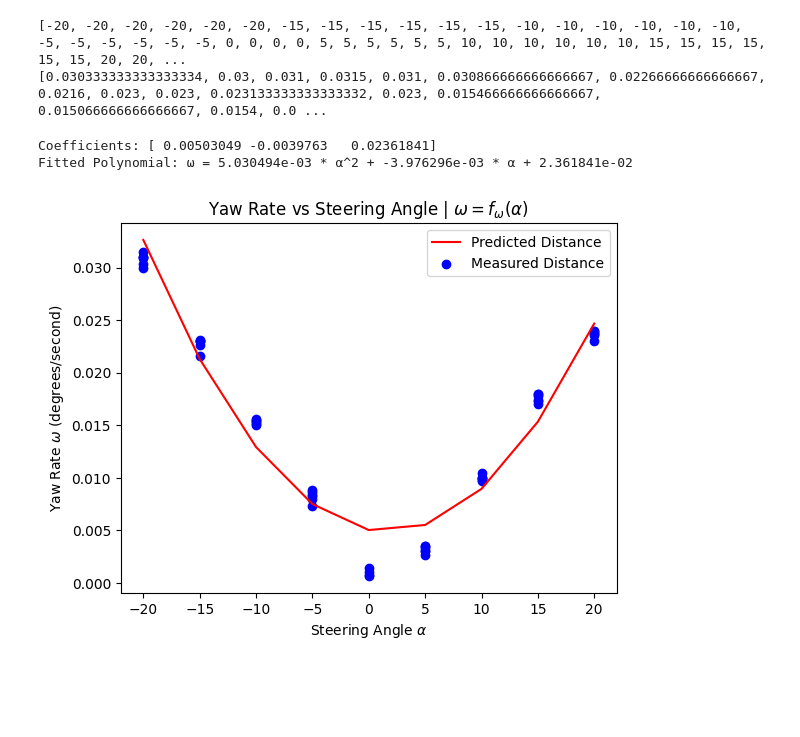
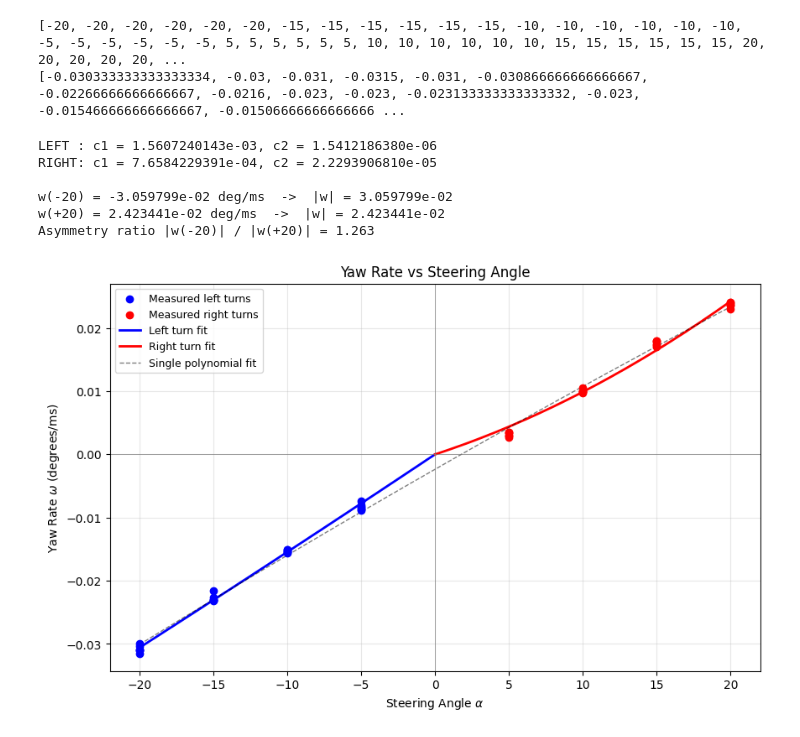
Before and after one commit to imaginelenses/NYU_ROB_GY_6213, a Jupyter notebook: base_code_lab_02/robot_python_code/data_fitting_steer.ipynb, the cells around one changed output. Cells and saved outputs as stored; diff of their text form; code cells hidden in the pictures; blank space fills up the shorter version.

```diff
--- a/base_code_lab_02/robot_python_code/data_fitting_steer.ipynb
+++ b/base_code_lab_02/robot_python_code/data_fitting_steer.ipynb
@@ -25,8 +25,8 @@ steer_angle_and_yaw_1 = [
     [-5, 62],
     [-5, 55],
 
-    [0, 270 + 85],
-    [0, 270 + 84],
+    # [0, 270 + 85],
+    # [0, 270 + 84],
 ]
 
 trial_time_2 = 5000
@@ -51,8 +51,8 @@ steer_angle_and_yaw_2 = [
     [-5, 40],
     [-5, 42],
 
-    [0, 360 - 5],
-    [0, 360 - 7],
+    # [0, 360 - 5],
+    # [0, 360 - 7],
 ]
 
 trial_time_3 = 15000
@@ -83,6 +83,8 @@ trial_data = []
 for steer_angle, yaw in steer_angle_and_yaw_1:
     if steer_angle >= 0:
         yaw =  (360 - yaw)
+    else:
+        yaw = -yaw
 
     yaw_rate = yaw / trial_time_1
 
@@ -91,6 +93,8 @@ for steer_angle, yaw in steer_angle_and_yaw_1:
 for steer_angle, yaw in steer_angle_and_yaw_2:
     if steer_angle >= 0:
         yaw =  (360 - yaw)
+    else:
+        yaw = -yaw
 
     yaw_rate = yaw / trial_time_2
 
@@ -99,6 +103,8 @@ for steer_angle, yaw in steer_angle_and_yaw_2:
 for steer_angle, yaw in steer_angle_and_yaw_3:
     if steer_angle >= 0:
         yaw =  (360 - yaw)
+    else:
+        yaw = -yaw
 
     yaw_rate = yaw / trial_time_3
 
@@ -123,32 +129,68 @@ print(y_data)
 
 # plt.plot(x_data, y_data, marker='o')
 # %% [output]
-[-20, -20, -20, -20, -20, -20, -15, -15, -15, -15, -15, -15, -10, -10, -10, -10, -10, -10, -5, -5, -5, -5, -5, -5, 0, 0, 0, 0, 5, 5, 5, 5, 5, 5, 10, 10, 10, 10, 10, 10, 15, 15, 15, 15, 15, 15, 20, 20, ...
-[0.030333333333333334, 0.03, 0.031, 0.0315, 0.031, 0.030866666666666667, 0.02266666666666667, 0.0216, 0.023, 0.023, 0.023133333333333332, 0.023, 0.015466666666666667, 0.015066666666666667, 0.0154, 0.0 ...
+[-20, -20, -20, -20, -20, -20, -15, -15, -15, -15, -15, -15, -10, -10, -10, -10, -10, -10, -5, -5, -5, -5, -5, -5, 5, 5, 5, 5, 5, 5, 10, 10, 10, 10, 10, 10, 15, 15, 15, 15, 15, 15, 20, 20, 20, 20, 20, ...
+[-0.030333333333333334, -0.03, -0.031, -0.0315, -0.031, -0.030866666666666667, -0.02266666666666667, -0.0216, -0.023, -0.023, -0.023133333333333332, -0.023, -0.015466666666666667, -0.01506666666666666 ...
 # %%
 import numpy as np
 from numpy.polynomial import Polynomial
 
 x_data = np.array(x_data, dtype=np.float64)
 y_data = np.array(y_data, dtype=np.float64)
 
-p = Polynomial.fit(x_data, y_data, deg=2)
-y_pre = p(x_data)
+# Split into left (negative) and right (positive)
+mask_left = x_data < 0
+mask_right = x_data > 0
+x_left, y_left = x_data[mask_left], y_data[mask_left]
+x_right, y_right = x_data[mask_right], y_data[mask_right]
 
-print("Coefficients:", p.coef)
-print(f"Fitted Polynomial: ω = {p.coef[0]:.6e} * α^2 + {p.coef[1]:.6e} * α + {p.coef[2]:.6e}")
+# Fit degree-2 through origin (no constant term)
+def fit_through_origin(x, y):
+    A = np.column_stack([x, x**2])
+    coeffs, _, _, _ = np.linalg.lstsq(A, y, rcond=None)
+    return coeffs  # [c1, c2]
 
-plt.plot(x_data, y_pre, label='Predicted Distance', color='red')
-plt.scatter(x_data, y_data, label='Measured Distance', color='blue')
-plt.legend()
+def eval_poly(c, x):
+    return c[0] * x + c[1] * x**2
+
+c_left = fit_through_origin(x_left, y_left)
+c_right = fit_through_origin(x_right, y_right)
+
+print(f"LEFT : c1 = {c_left[0]:.10e}, c2 = {c_left[1]:.10e}")
+print(f"RIGHT: c1 = {c_right[0]:.10e}, c2 = {c_right[1]:.10e}")
+print(f"\nw(-20) = {eval_poly(c_left, -20):.6e} deg/ms  ->  |w| = {abs(eval_poly(c_left, -20)):.6e}")
+print(f"w(+20) = {eval_poly(c_right, 20):.6e} deg/ms  ->  |w| = {abs(eval_poly(c_right, 20)):.6e}")
+print(f"Asymmetry ratio |w(-20)| / |w(+20)| = {abs(eval_poly(c_left, -20)) / abs(eval_poly(c_right, 20)):.3f}")
+
+# Also show previous single polynomial for comparison
+p_single = Polynomial.fit(x_data, y_data, deg=2).convert()
+
+# Plot
+x_plot_left = np.linspace(-20, 0, 100)
+x_plot_right = np.linspace(0, 20, 100)
+x_plot_all = np.linspace(-20, 20, 200)
+
+plt.figure(figsize=(10, 6))
+plt.scatter(x_left, y_left, color='blue', label='Measured left turns', zorder=5)
+plt.scatter(x_right, y_right, color='red', label='Measured right turns', zorder=5)
+plt.plot(x_plot_left, eval_poly(c_left, x_plot_left), 'b-', linewidth=2, label=f'Left turn fit')
+plt.plot(x_plot_right, eval_poly(c_right, x_plot_right), 'r-', linewidth=2, label=f'Right turn fit')
+plt.plot(x_plot_all, p_single(x_plot_all), 'k--', linewidth=1, alpha=0.5, label='Single polynomial fit')
+plt.axhline(0, color='gray', linewidth=0.5)
+plt.axvline(0, color='gray', linewidth=0.5)
 
 plt.xlabel(f'Steering Angle $\\alpha$')
-plt.ylabel(f'Yaw Rate $\\omega$ (degrees/second)')
-plt.title(f'Yaw Rate vs Steering Angle | $\\omega = f_{{\\omega}}(\\alpha)$')
-
+plt.ylabel(f'Yaw Rate $\\omega$ (degrees/ms)')
+plt.title(f'Yaw Rate vs Steering Angle')
+plt.legend(fontsize=9)
+plt.grid(alpha=0.3)
 plt.show()
 # %% [output]
-Coefficients: [ 0.00503049 -0.0039763   0.02361841]
-Fitted Polynomial: ω = 5.030494e-03 * α^2 + -3.976296e-03 * α + 2.361841e-02
+LEFT : c1 = 1.5607240143e-03, c2 = 1.5412186380e-06
+RIGHT: c1 = 7.6584229391e-04, c2 = 2.2293906810e-05
+
+w(-20) = -3.059799e-02 deg/ms  ->  |w| = 3.059799e-02
+w(+20) = 2.423441e-02 deg/ms  ->  |w| = 2.423441e-02
+Asymmetry ratio |w(-20)| / |w(+20)| = 1.263
-[figure, old version]
+[figure, new version]
 # %%
```
Also changed, not shown: parts of 2 cells of this notebook, 49 other files.
